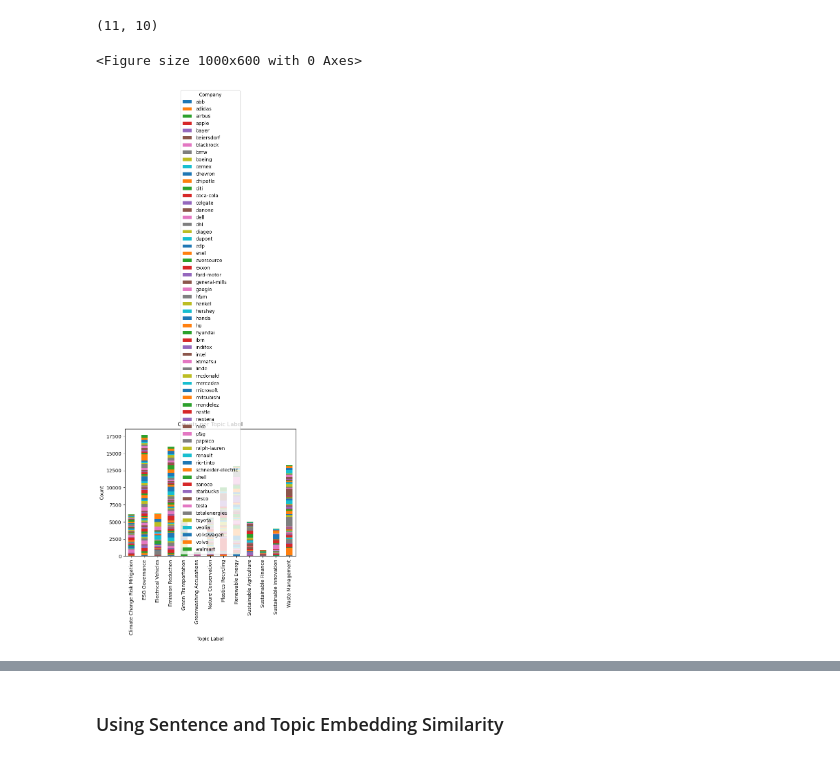
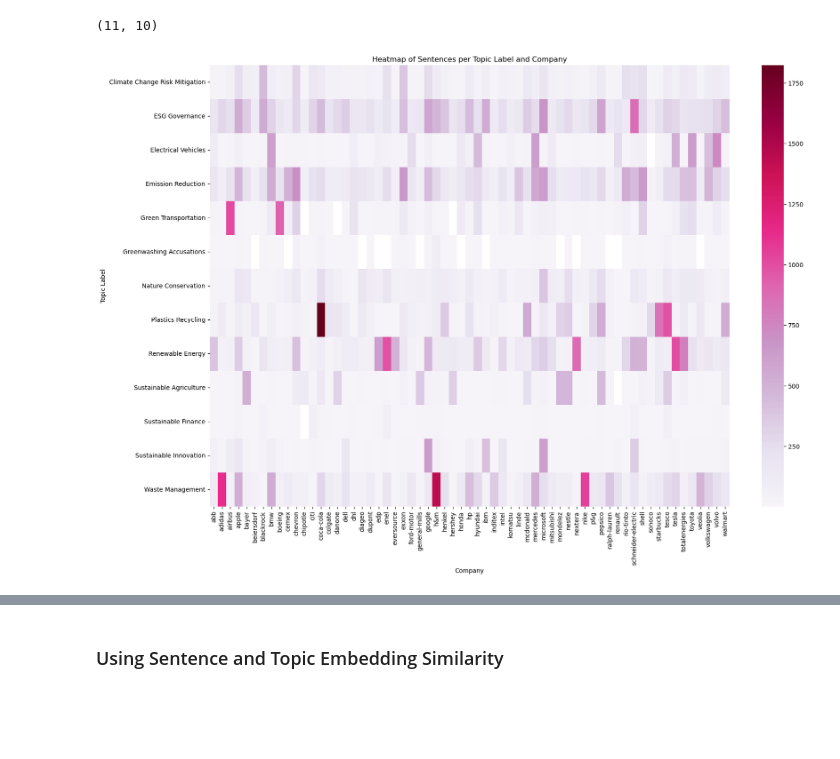
Before and after one commit to dathanh-nguyen/Thesis, a Jupyter notebook: analysis/Topic_modelling.ipynb, the cells around one changed output, grey strips where cells are left out. Cells and saved outputs as stored; diff of their text form; code cells hidden in the pictures; blank space fills up the shorter version.

Commit message:
checkpoint
Re-ran the regression analysis and created more visualizations

```diff
--- a/analysis/Topic_modelling.ipynb
+++ b/analysis/Topic_modelling.ipynb
@@ -148,7 +148,7 @@ df_comb.reset_index(inplace = True, drop = True)
 # creating new embeddings based on the 'anonymized' sentences (without company names) - let's see how BERTopic handles it now
 df_comb['anon_embeddings'] = list(gen_embeddings(df_comb, sent_embedder))
 # %%
-# df_comb = pd.read_pickle(os.path.join(path_data, 'comb.pkl'))
+df_comb = pd.read_pickle(os.path.join(path_data, 'comb.pkl'))
 # df_comb
 # %% [markdown]
 ## Visualizations
@@ -560,15 +560,17 @@ df_analyze[(df_analyze['topic_labels']=='Greenwashing Accusations')&(df_analyze[
 # %%
 # Group the data by 'topic_labels' and 'company', and count the number of rows
 df_counts = df_analyze.groupby(['topic_labels', 'company']).size().unstack()
 
-# Create a stacked bar chart
-plt.figure(figsize=(10, 6))
-df_counts.plot(kind='bar', stacked=True)
-plt.title('Counts per Topic Label')
-plt.xlabel('Topic Label')
-plt.ylabel('Count')
-plt.legend(title='Company')
+# Create the heatmap
+plt.figure(figsize=(19, 13))
+sns.heatmap(df_counts, cmap='PuRd', annot=False)
+plt.title('Heatmap of Sentences per Topic Label and Company')
+plt.xlabel('Company')
+plt.ylabel('Topic Label')
+
+# Show the plot
+plt.savefig('topic_heatmap.png', dpi=300)
+
 plt.show()
 # %% [output]
-<Figure size 1000x600 with 0 Axes>
-[figure, old version]
+[figure, new version]
```
Also changed, not shown: parts of 1 cell of this notebook, 18 other files.
